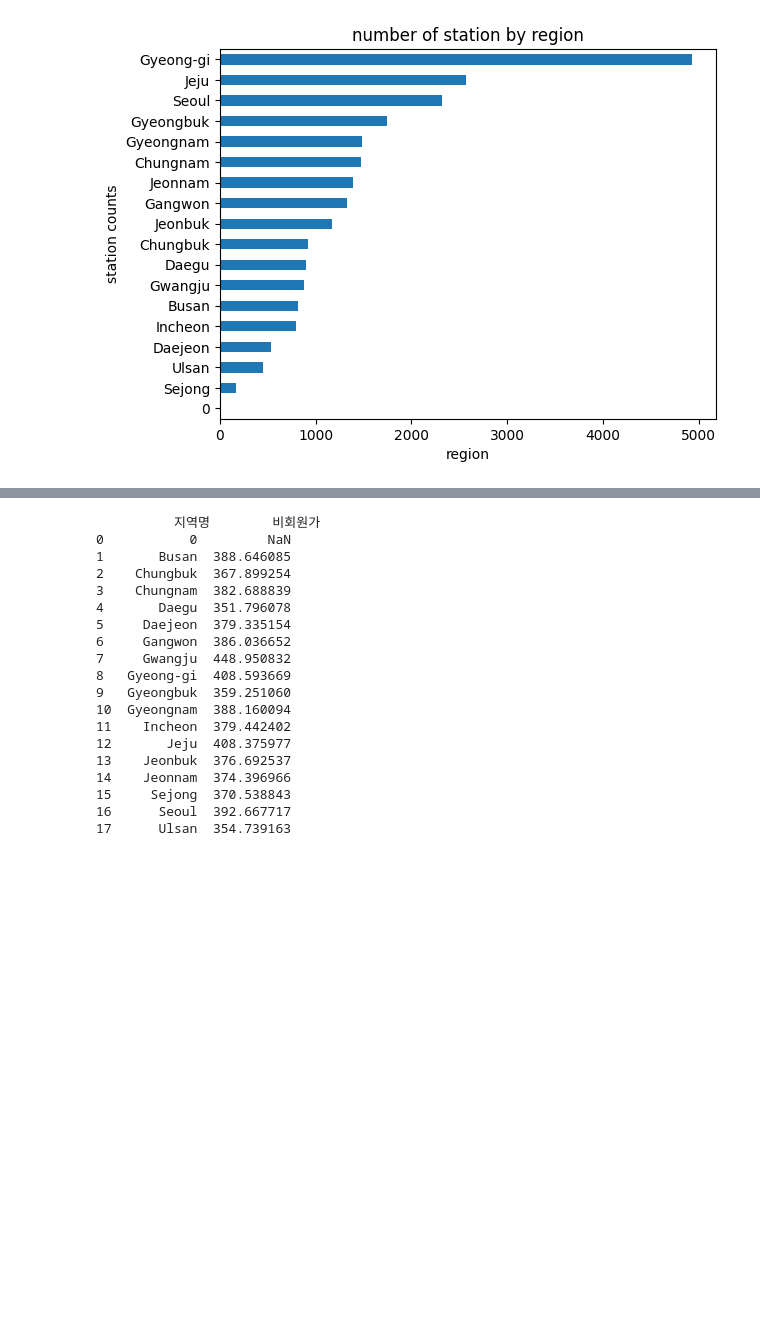
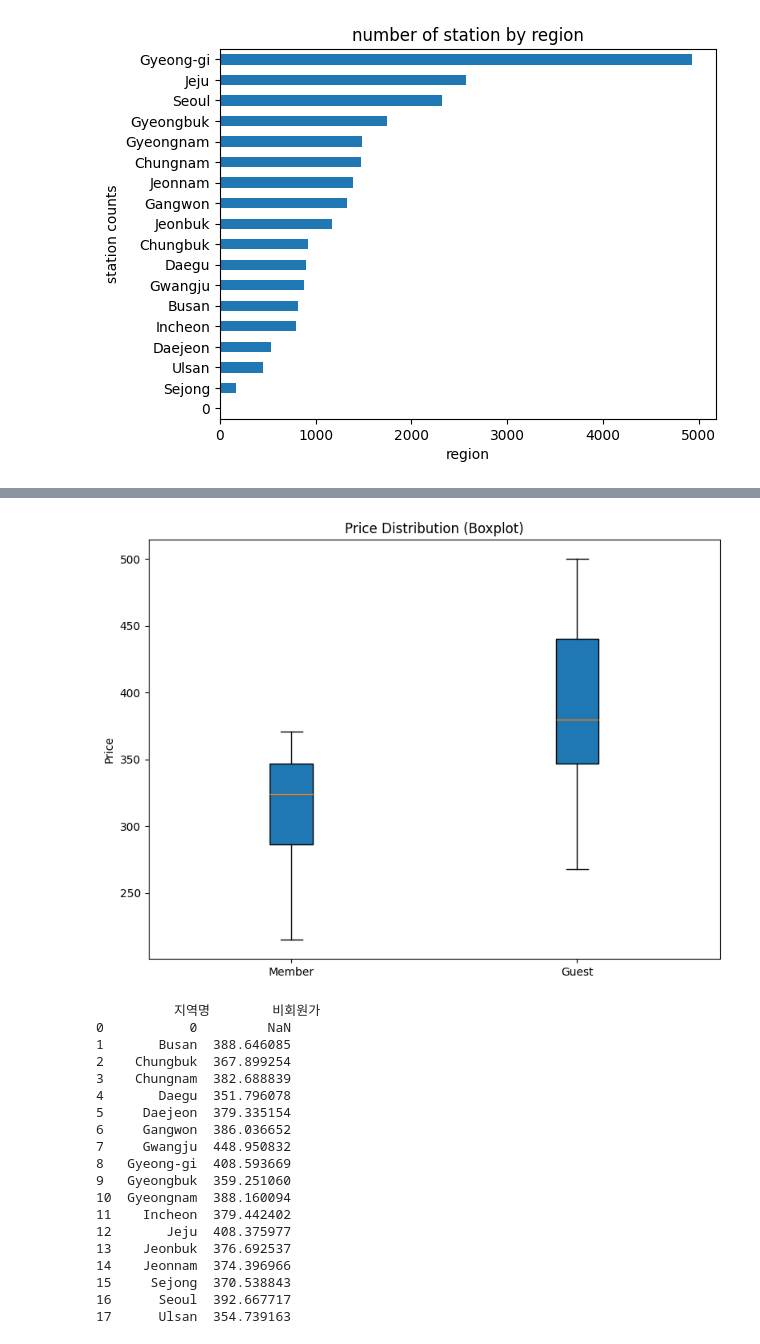
Before and after one commit to SKNETWORKS-FAMILY-AICAMP/SKN06-1st-5Team, a Jupyter notebook: EV_charger.ipynb, the cells around one changed output, grey strips where cells are left out. Saved outputs shown, nothing was run; the diff lists cells and outputs as text; code cells hidden in the pictures; blank space fills up the shorter version.

```diff
--- a/EV_charger.ipynb
+++ b/EV_charger.ipynb
@@ -284,3 +256,19 @@ plt.show()
+# %%
+# Boxplot
+plt.figure(figsize=(8, 6))
+
+# 회원가와 비회원가의 박스플롯 그리기
+plt.boxplot([file['회원가'].dropna(), file['비회원가'].dropna()], labels=['Member', 'Guest'], patch_artist=True)
+
+# 그래프에 추가적인 설정
+plt.title('Price Distribution (Boxplot)')
+plt.ylabel('Price')
+
+# 차트 보여주기
+plt.tight_layout()
+plt.show()
+# %% [output]
+[figure, added]
 # %%
 merged_file2.to_csv('EV_merged2.csv', index=False)
 #지역별 평균 가격
```
Also changed, not shown: parts of 4 cells of this notebook, 6 other files.
